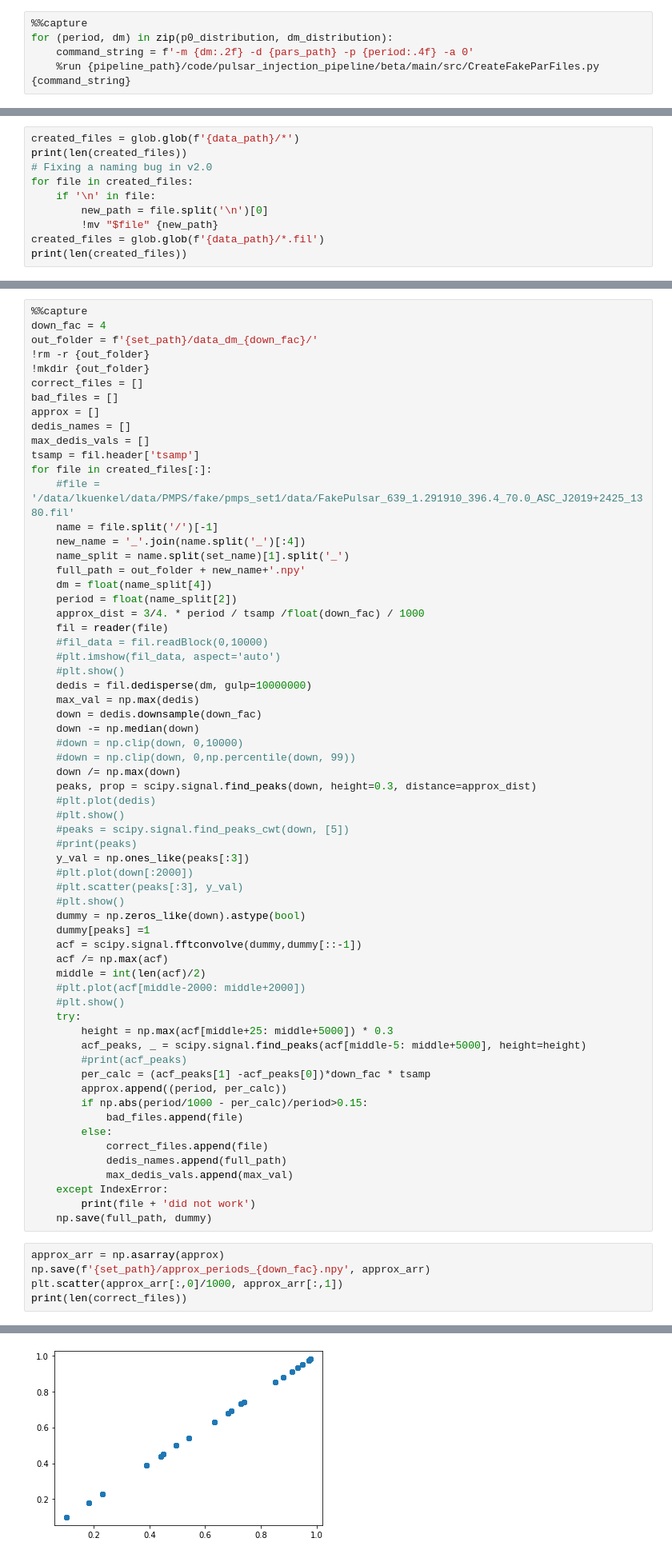
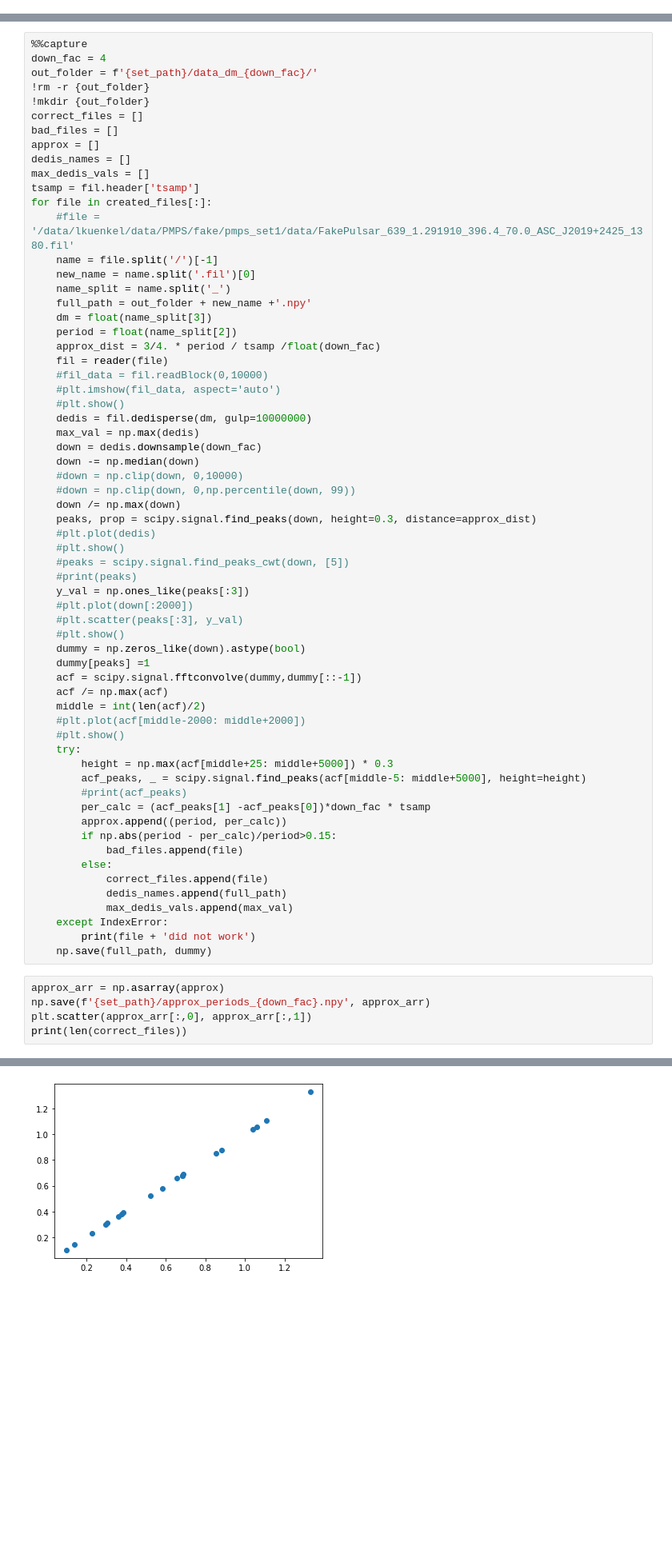
Before and after one commit to larskuenkel/DeepPulsarNet, a Jupyter notebook: deeppulsarnet/notebooks/create_training_set.ipynb, the cells around one changed output, grey strips where cells are left out. Shown: that part at 80% size. Drawn from its saved outputs; the diff is of its cells as text; blank space fills up the shorter version.

```diff
--- a/deeppulsarnet/notebooks/create_training_set.ipynb
+++ b/deeppulsarnet/notebooks/create_training_set.ipynb
@@ -146,5 +146,0 @@ The Python 3 compatible version of SKA-TestVectorGenerationPipeline only support
-# %%
-%%capture
-for (period, dm) in zip(p0_distribution, dm_distribution):
-    command_string = f'-m {dm:.2f} -d {pars_path} -p {period:.4f} -a 0'
-    %run {pipeline_path}/code/pulsar_injection_pipeline/beta/main/src/CreateFakeParFiles.py {command_string}
@@ -248,10 +231,0 @@ name_split
-# %%
-created_files = glob.glob(f'{data_path}/*')
-print(len(created_files))
-# Fixing a naming bug in v2.0
-for file in created_files:
-    if '\n' in file:
-        new_path = file.split('\n')[0]
-        !mv "$file" {new_path}
-created_files = glob.glob(f'{data_path}/*.fil')
-print(len(created_files))
@@ -275,12 +252,12 @@ tsamp = fil.header['tsamp']
 for file in created_files[:]:
     #file = '/data/lkuenkel/data/PMPS/fake/pmps_set1/data/FakePulsar_639_1.291910_396.4_70.0_ASC_J2019+2425_1380.fil'
     name = file.split('/')[-1]
-    new_name = '_'.join(name.split('_')[:4])
-    name_split = name.split(set_name)[1].split('_')
-    full_path = out_folder + new_name+'.npy'
-    dm = float(name_split[4])
+    new_name = name.split('.fil')[0]
+    name_split = name.split('_')
+    full_path = out_folder + new_name +'.npy'
+    dm = float(name_split[3])
     period = float(name_split[2])
-    approx_dist = 3/4. * period / tsamp /float(down_fac) / 1000
+    approx_dist = 3/4. * period / tsamp /float(down_fac)
     fil = reader(file)
     #fil_data = fil.readBlock(0,10000)
     #plt.imshow(fil_data, aspect='auto')
@@ -314,7 +291,7 @@ for file in created_files[:]:
         #print(acf_peaks)
         per_calc = (acf_peaks[1] -acf_peaks[0])*down_fac * tsamp
         approx.append((period, per_calc))
-        if np.abs(period/1000 - per_calc)/period>0.15:
+        if np.abs(period - per_calc)/period>0.15:
             bad_files.append(file)
         else:
             correct_files.append(file)
@@ -326,6 +303,6 @@ for file in created_files[:]:
 # %%
 approx_arr = np.asarray(approx)
 np.save(f'{set_path}/approx_periods_{down_fac}.npy', approx_arr)
-plt.scatter(approx_arr[:,0]/1000, approx_arr[:,1])
+plt.scatter(approx_arr[:,0], approx_arr[:,1])
 print(len(correct_files))
 # %% [output]
@@ -333,4 +310,4 @@ print(len(correct_files))
-[figure, old version]
+[figure, new version]
 # %% [markdown]
 ## Create csv_file describing the data
 
```
Also changed, not shown: parts of 26 cells of this notebook, 3 other files.
